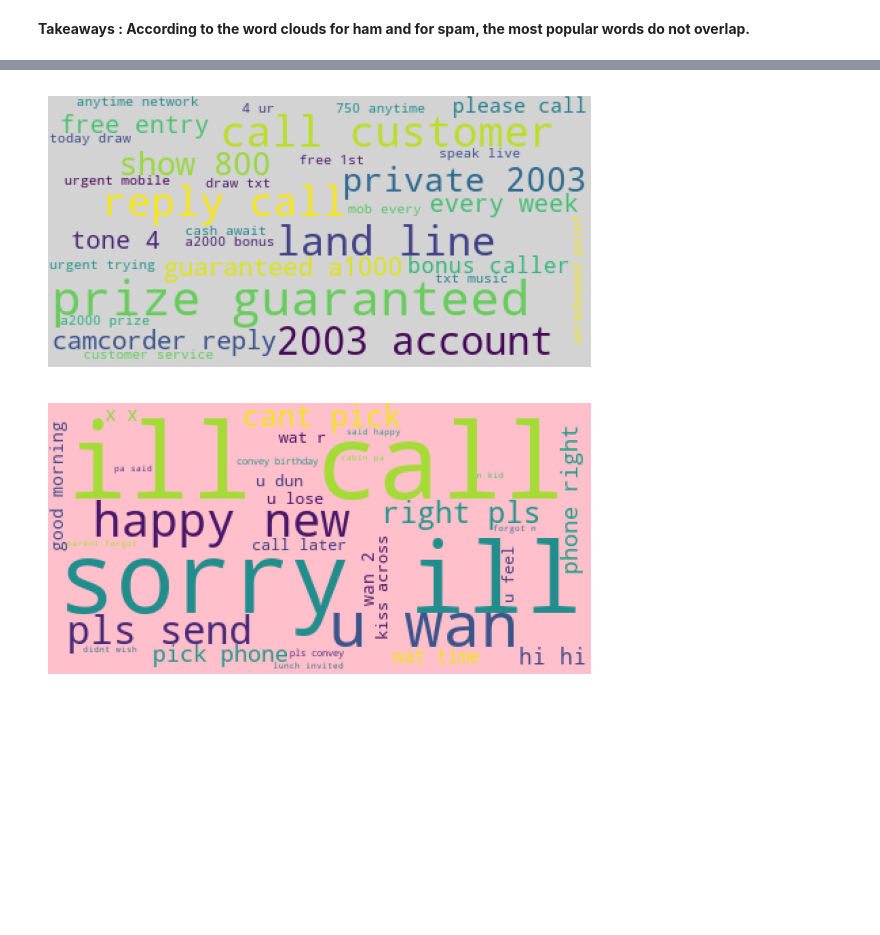
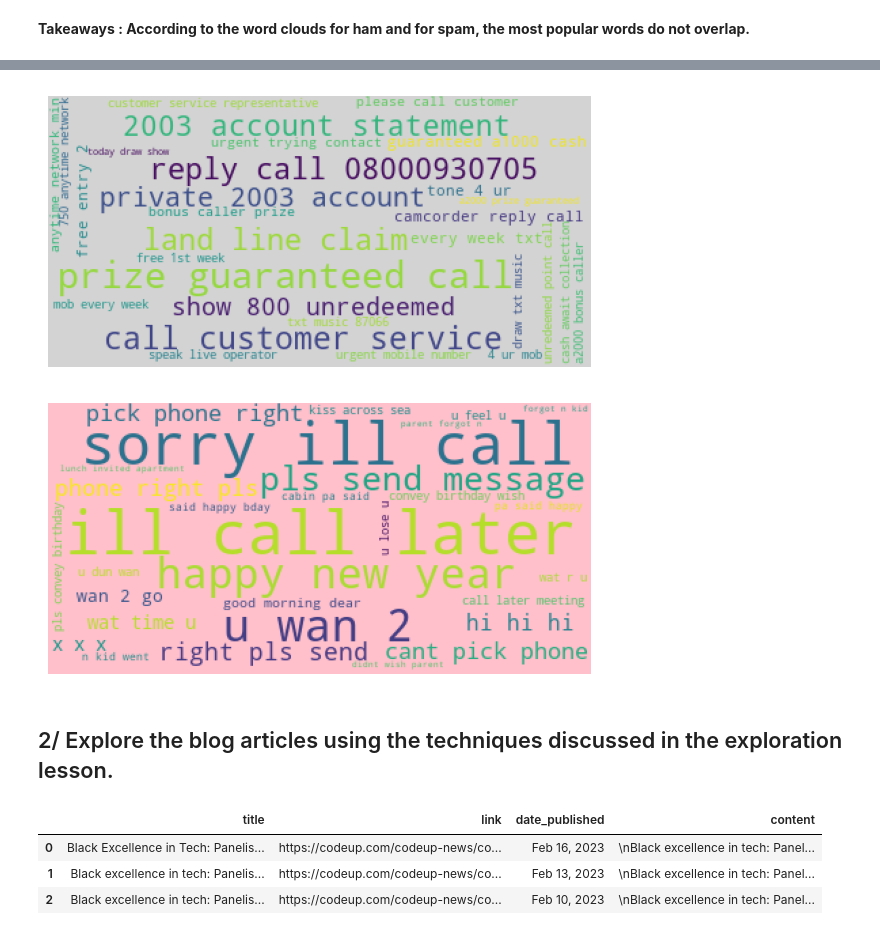
Before and after one commit to MagdalenaRahn/nlp-natural-language-processing, a Jupyter notebook: nlp_explore_exercises_01MAR23pm.ipynb, the cells around one changed output, grey strips where cells are left out. Cells and saved outputs as stored; diff of their text form; code cells hidden in the pictures; blank space fills up the shorter version.

Commit message:
nlp explore exercises & modelling lesson

```diff
--- a/nlp_explore_exercises_01MAR23pm.ipynb
+++ b/nlp_explore_exercises_01MAR23pm.ipynb
@@ -275,7 +296,7 @@ plt.show()
 # fav_spamtri wordcloud
 
 # variable to contain dico of bigram key words and value count
-donnees3 = {key[0] + ' ' + key[1] : value for key, value in fav_spamtri.to_dict().items()}
+donnees3 = {key[0] + ' ' + key[1] + ' ' + key[2] : value for key, value in fav_spamtri.to_dict().items()}
 
 # image variable to contain the wc of generated value counts
 wc3 = WordCloud(background_color = 'lightgrey').generate_from_frequencies(donnees3)
@@ -286,20 +307,22 @@ plt.axis('off')
 
 plt.show()
 # %% [output]
-[figure, old version]
+[figure, new version]
 # %%
 # fav_hamtri wordcloud
 
 # variable to contain dico of bigram key words and value count
-donnees4 = {key[0] + ' ' + key[1] : value for key, value in fav_hamtri.to_dict().items()}
+donnees4 = {key[0] + ' ' + key[1] + ' ' + key[2]: value for key, value in fav_hamtri.to_dict().items()}
 
 # image variable to contain the wc of generated value counts
 wc4 = WordCloud(background_color = 'pink').generate_from_frequencies(donnees4)
 
 plt.figure(figsize=(7, 7))
 plt.imshow(wc4)
 plt.axis('off')
 
 plt.show()
 # %% [output]
-[figure, old version]
+[figure, new version]
+# %% [markdown]
+## 2/ Explore the blog articles using the techniques discussed in the exploration lesson.
@@ -305,0 +333,7 @@ plt.show()
+# %%
+blog.head(3)
+# %% [output]
+|  | title | link | date_published | content |
+| 0 | Black Excellence in Tech: Panelis... | https://codeup.com/codeup-news/co... | Feb 16, 2023 | \nBlack excellence in tech: Panel... |
+| 1 | Black excellence in tech: Panelis... | https://codeup.com/codeup-news/co... | Feb 13, 2023 | \nBlack excellence in tech: Panel... |
+| 2 | Black excellence in tech: Panelis... | https://codeup.com/codeup-news/co... | Feb 10, 2023 | \nBlack excellence in tech: Panel... |
```
Also changed, not shown: parts of 40 cells of this notebook, 1 other file.
